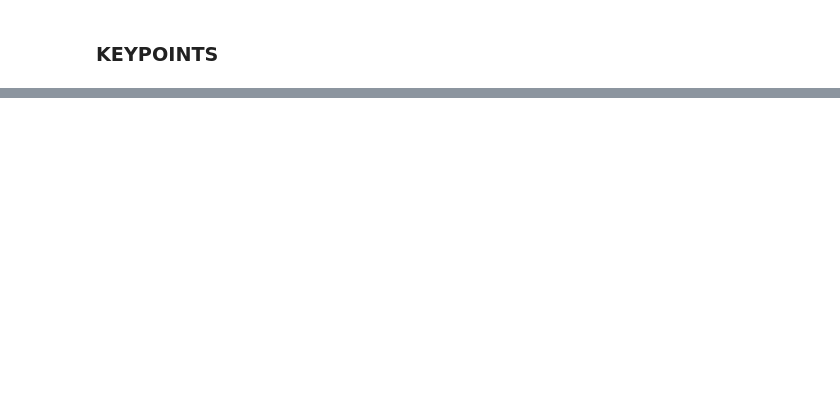
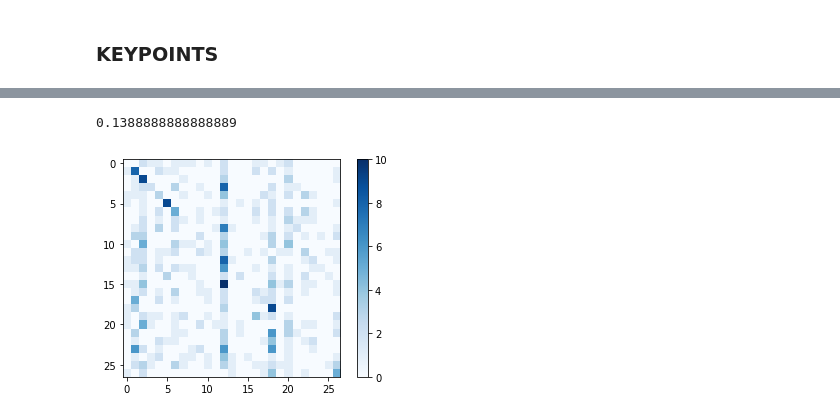
Before and after one commit to Momo-owo/ArtSource, a Jupyter notebook: artsource_notebook.ipynb, the cells around one changed output, grey strips where cells are left out. Drawn from its saved outputs; the diff is of its cells as text; code cells hidden in the pictures; blank space fills up the shorter version.

```diff
--- a/artsource_notebook.ipynb
+++ b/artsource_notebook.ipynb
@@ -175,6 +190,16 @@ def plot_confusion_matrix(y_true, y_pred, classes,
                     color="white" if cm[i, j] > thresh else "black")
     fig.tight_layout()
     return ax
+# %%
+#Se define un método para construir un histograma dado un descriptor (que en este caso es la imágen),
+#y un algoritmo de predicción
+
+def build_histogram(descriptor_list, cluster_alg):
+    histogram = np.zeros(len(cluster_alg.cluster_centers_))
+    cluster_result =  cluster_alg.predict(descriptor_list)
+    for i in cluster_result:
+        histogram[i] += 1.0
+    return histogram
 # %%
 #En este bloque se extrae la información del dataset, el cual no es un dataset común de datos en texto, sino un grupo de
 #imagenes organizado por carpetas, y cada carpeta está nombrada por su respectiva clase.
@@ -509,0 +722,6 @@ print(grid.best_params_)
+# %%
+#En las siguientes celdas se inicializa un clasificador de KMeans, para poder hacer un análisis de bolsa de palabras
+#Se hace el clasificador con 70 palabras
+v_words = 70
+#Se entrena el clasificador con array_ORB
+k = KMeans(n_clusters = v_words).fit(array_ORB)
@@ -509,0 +785,18 @@ print(grid.best_params_)
+# %%
+#Se hace una clasificación con KNN
+KN_est = KNeighborsClassifier(n_neighbors=70)
+#Se entrenan los datos
+KN_est.fit(arr_h_train, ya_train)
+KN_pr = KN_est.predict(arr_h_test)
+print(KN_est.score(arr_h_test, ya_test))
+cm_test = confusion_matrix(ya_test, KN_pr)
+
+#Se imprime la matríz de confusión
+plt.subplot(141), plt.title('Matríz de Confusión en Test'), plt.imshow(cm_test, interpolation="nearest", cmap=plt.cm.Blues);
+plt.subplot(141), plt.colorbar();
+
+plt.imshow(cm_test, interpolation="nearest", cmap=plt.cm.Blues);
+plt.colorbar();
+# %% [output]
+0.1388888888888889
+[figure, added]
```
Also changed, not shown: parts of 46 cells of this notebook.
